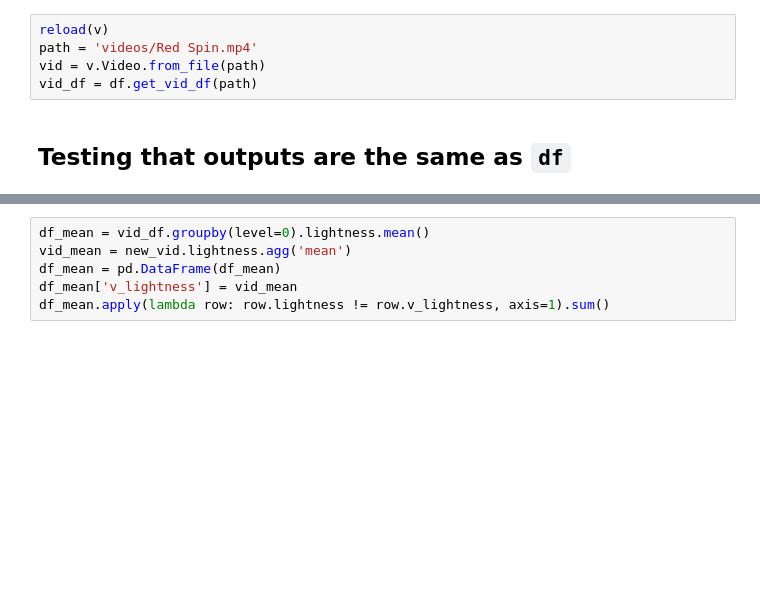
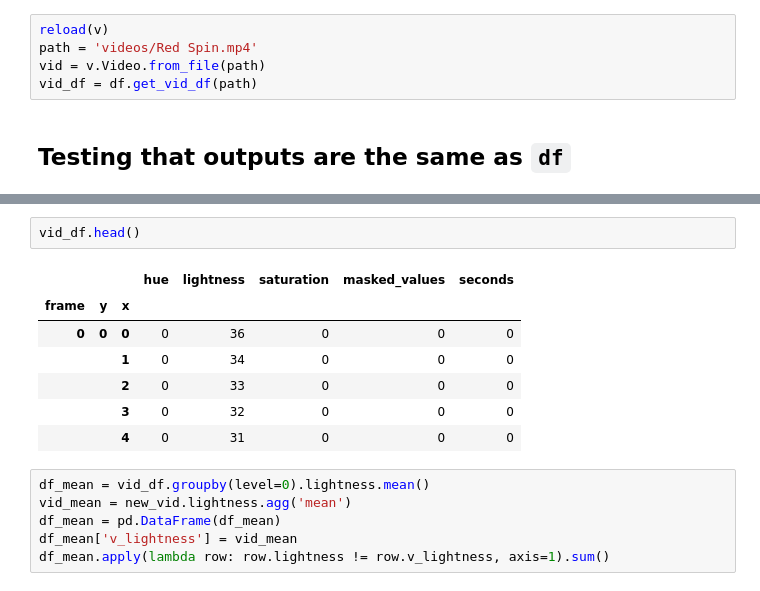
Before and after one commit to dream-team-nadia-woody/epilator, a Jupyter notebook: vid_test.ipynb, the cells around one changed output, grey strips where cells are left out. Cells and saved outputs as stored; diff of their text form; blank space fills up the shorter version.

```diff
--- a/vid_test.ipynb
+++ b/vid_test.ipynb
@@ -50,3 +51,13 @@ AttributeError: 'Video' object has no attribute 'get_channel_index'
+# %%
+vid_df.head()
+# %% [output]
+|  |  |  | hue | lightness | saturation | masked_values | seconds |
+| frame | y | x |  |  |  |  |  |
+| 0 | 0 | 0 | 0 | 36 | 0 | 0 | 0 |
+|  |  | 1 | 0 | 34 | 0 | 0 | 0 |
+|  |  | 2 | 0 | 33 | 0 | 0 | 0 |
+|  |  | 3 | 0 | 32 | 0 | 0 | 0 |
+|  |  | 4 | 0 | 31 | 0 | 0 | 0 |
 # %%
 df_mean = vid_df.groupby(level=0).lightness.mean()
 vid_mean = new_vid.lightness.agg('mean')
```
Also changed, not shown: parts of 5 cells of this notebook, 2 other files.
